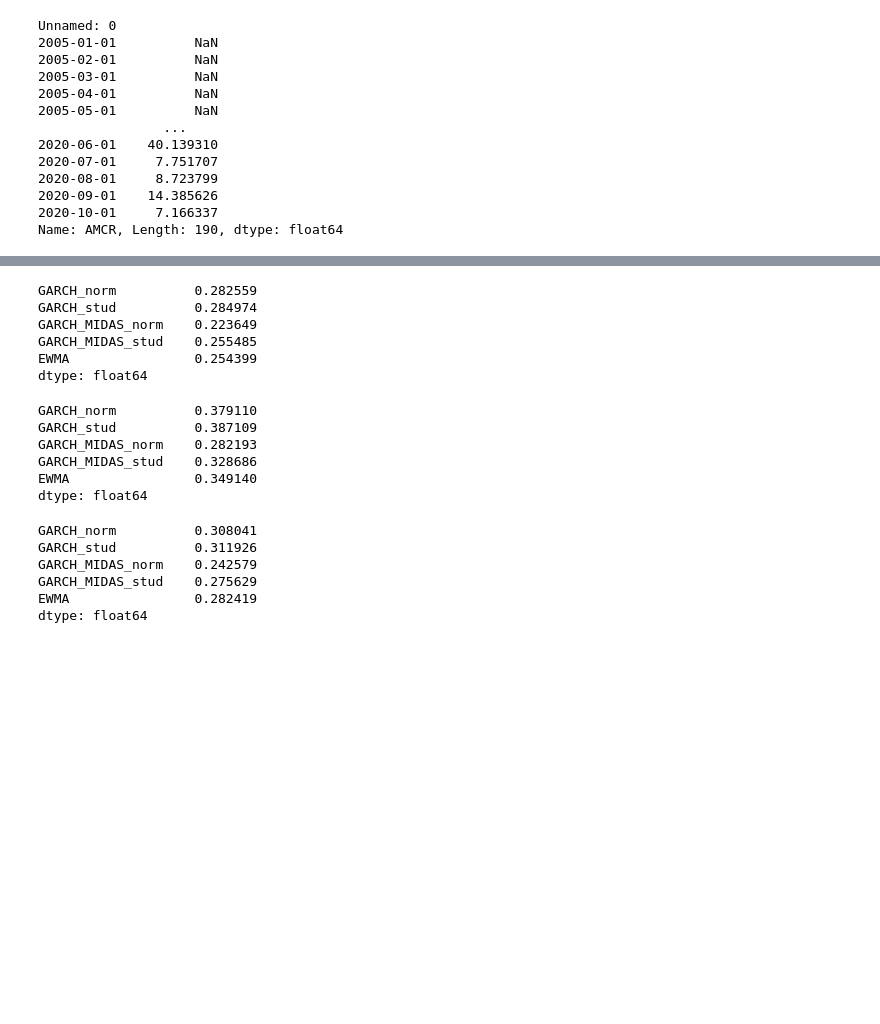
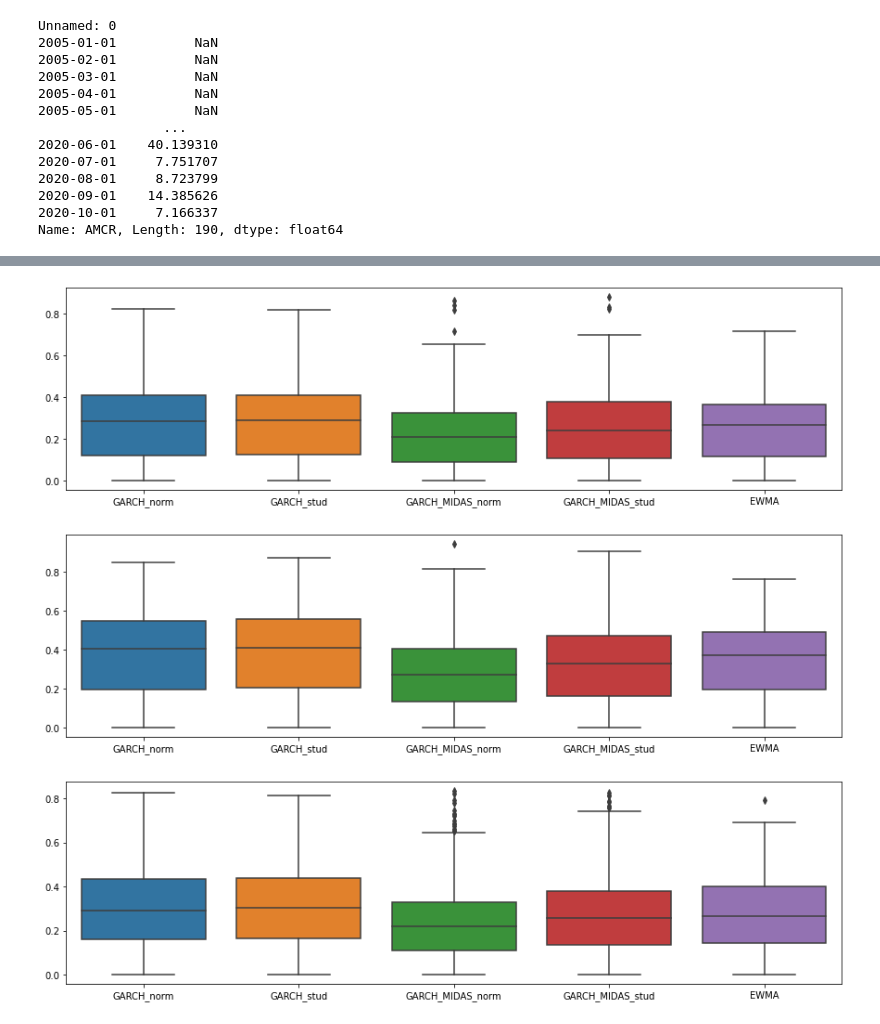
Before and after one commit to NemesiP/volatility-forecasting, a Jupyter notebook: Examples/RMSE.ipynb, the cells around one changed output, grey strips where cells are left out. Drawn from its saved outputs; the diff is of its cells as text; code cells hidden in the pictures; blank space fills up the shorter version.

```diff
--- a/Examples/RMSE.ipynb
+++ b/Examples/RMSE.ipynb
@@ -286,28 +251,19 @@ dtype: float64
 # %%
-df_score_td.mean()
+plt.figure(figsize = (15,4))
+sns.boxplot(data = df_score_td)
+plt.show()
 # %% [output]
-GARCH_norm          0.282559
-GARCH_stud          0.284974
-GARCH_MIDAS_norm    0.223649
-GARCH_MIDAS_stud    0.255485
-EWMA                0.254399
-dtype: float64
+[figure, added]
 # %%
-df_score_w.mean()
+plt.figure(figsize = (15,4))
+sns.boxplot(data = df_score_w)
+plt.show()
 # %% [output]
-GARCH_norm          0.379110
-GARCH_stud          0.387109
-GARCH_MIDAS_norm    0.282193
-GARCH_MIDAS_stud    0.328686
-EWMA                0.349140
-dtype: float64
+[figure, added]
 # %%
-df_score_tw.mean()
+plt.figure(figsize = (15,4))
+sns.boxplot(data = df_score_tw)
+plt.show()
 # %% [output]
-GARCH_norm          0.308041
-GARCH_stud          0.311926
-GARCH_MIDAS_norm    0.242579
-GARCH_MIDAS_stud    0.275629
-EWMA                0.282419
-dtype: float64
+[figure, added]
 # %%
```
Also changed, not shown: parts of 12 cells of this notebook, 4 other files.
